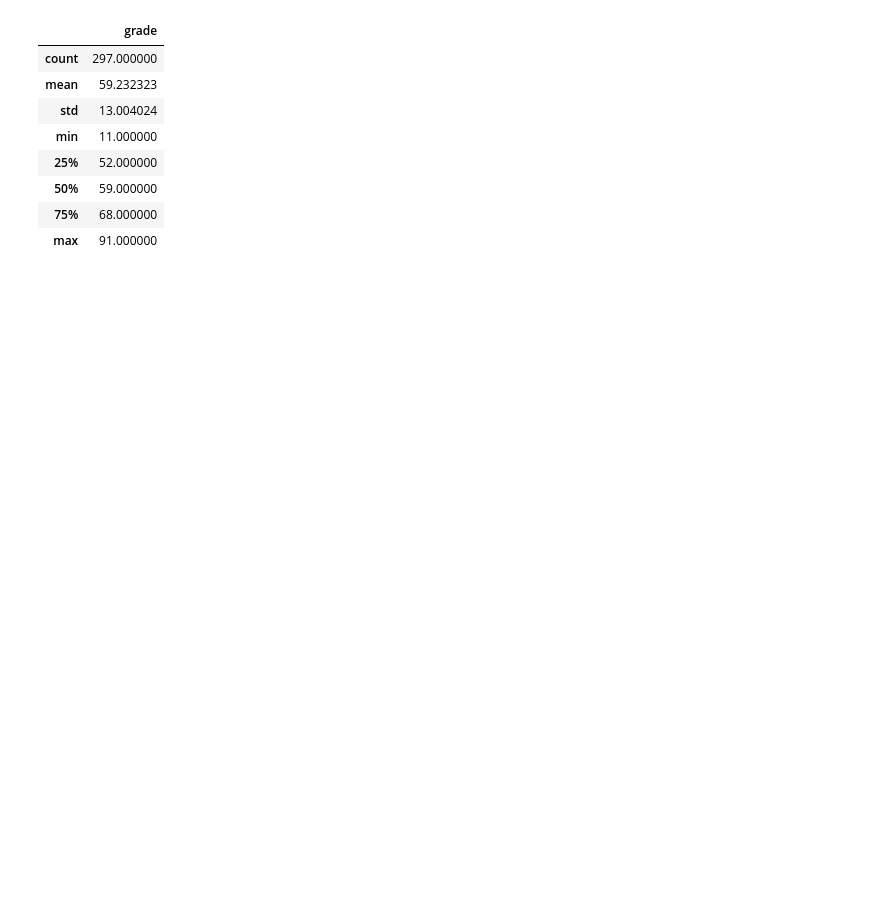
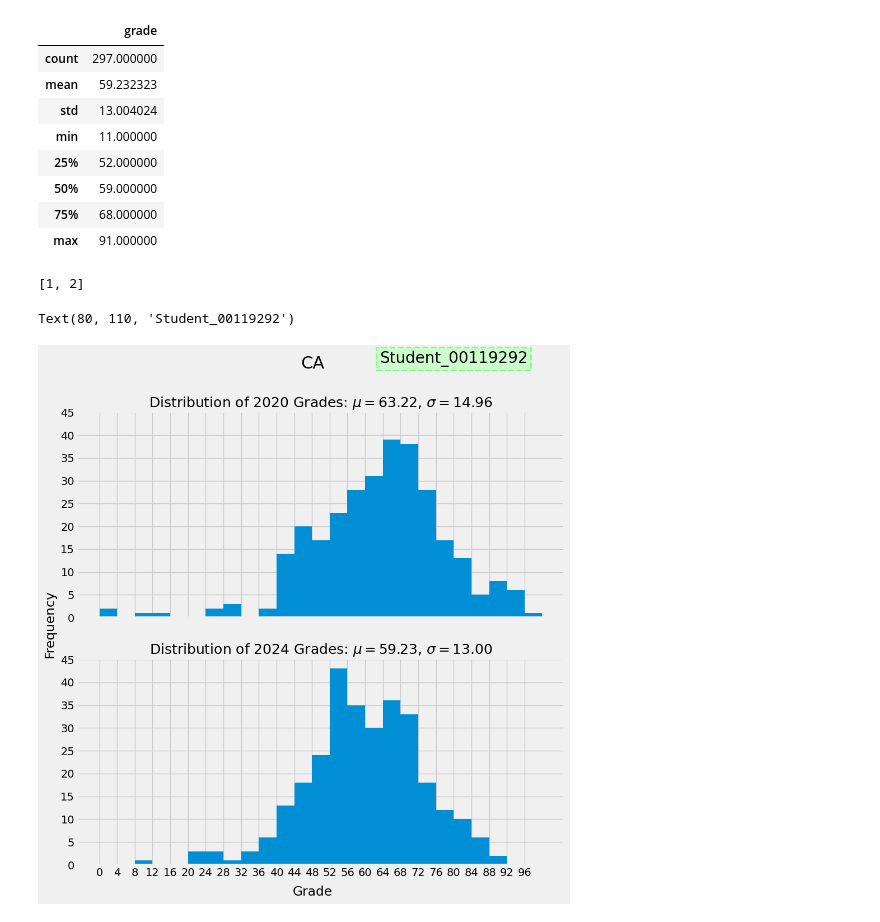
Before and after one commit to LouisObinabo/student-grades-report, a Jupyter notebook: Fundamentals of Data Science-Assignment.ipynb, the cells around one changed output. Cells and saved outputs as stored; diff of their text form; code cells hidden in the pictures; blank space fills up the shorter version.

```diff
--- a/Fundamentals of Data Science-Assignment.ipynb
+++ b/Fundamentals of Data Science-Assignment.ipynb
@@ -113,3 +99,48 @@ df_2024.describe()
 | 50% | 59.000000 |
 | 75% | 68.000000 |
 | max | 91.000000 |
+# %%
+[1] + [2]
+# %% [output]
+[1, 2]
+# %%
+# Create a figure with 2 subplots
+fig, axes = plt.subplots(2, 1, sharex=True, sharey=True, figsize=(10, 10))
+plt.style.use("fivethirtyeight")
+fig.supxlabel('Grade')
+fig.supylabel('Frequency')
+
+# 1. 2020 Grades
+edges = list(np.arange(0, np.max(df_2020['x_high'] + 1), 4))
+axes[0].stairs(df_2020['frequency'], edges=edges, fill=True)
+
+axes[0].set_xticks(np.arange(0, np.max(df_2020['x_high']), 4))
+axes[0].set_yticks(np.arange(0, 46, 5))
+axes[0].set_title(f'Distribution of 2020 Grades: $\mu={mean_2020:.2f}$, $\sigma={sigma_2020:.2f}$', fontsize=18)
+
+# 2. 2024 Grades
+axes[1].hist(df_2024['grade'], bins=edges)
+axes[1].set_title(f'Distribution of 2024 Grades: $\mu={mean_2024:.2f}$, $\sigma={sigma_2024:.2f}$', fontsize=18)
+
+
+# Plot titles and detailing
+plt.suptitle('CA', fontsize=22)
+plt.text(
+        80,
+        110,
+        'Student_00119292',
+        size=20,
+        rotation=0,
+        ha="center",
+        # va="center",
+        bbox=dict(
+            # boxstyle="round",
+            ec=(0.5, 1.0, 0.5),
+            fc=(0.8, 1.0, 0.8),
+            linestyle='dashed',
+            linewidth=2,
+        ),
+    )
+# %% [output]
+Text(80, 110, 'Student_00119292')
+[figure, added]
```
Also changed, not shown: parts of 10 cells of this notebook, 1 other file.
